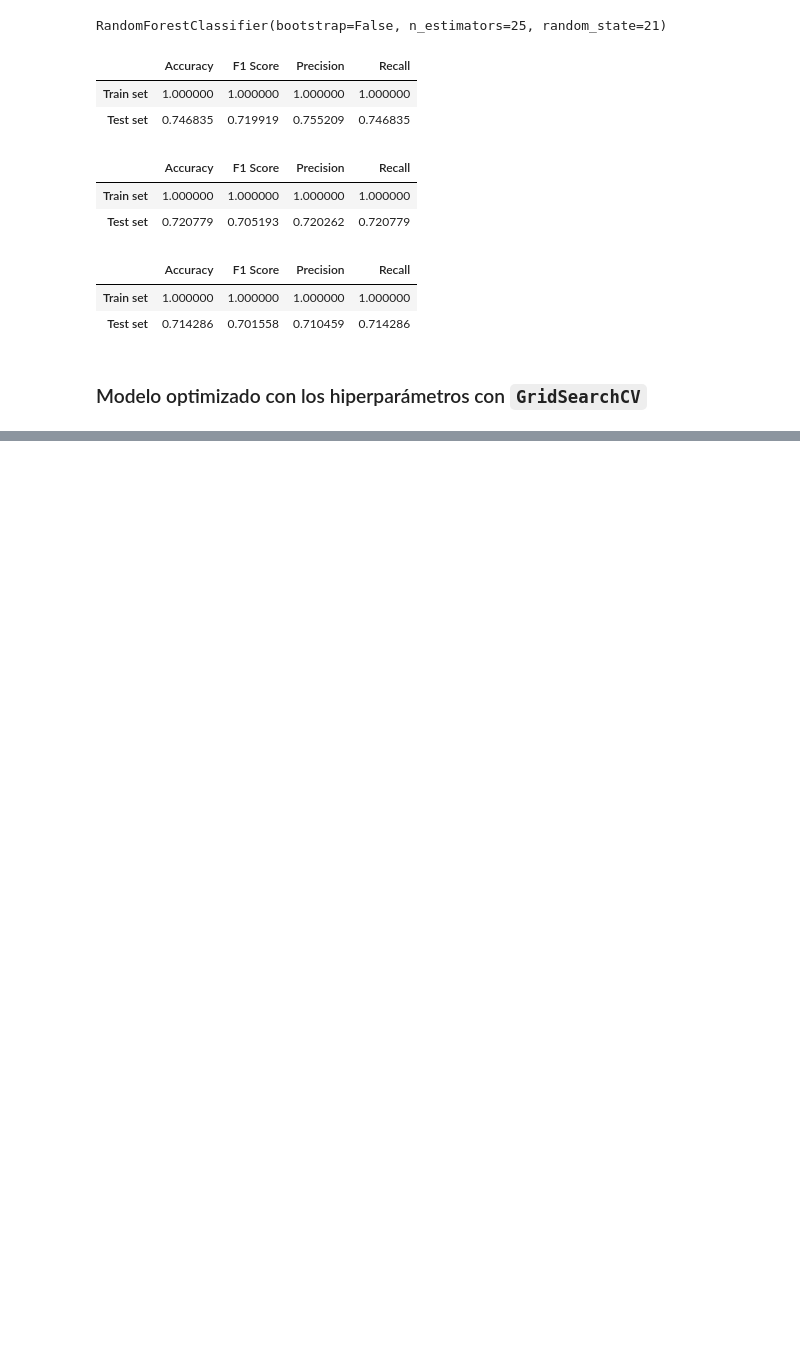
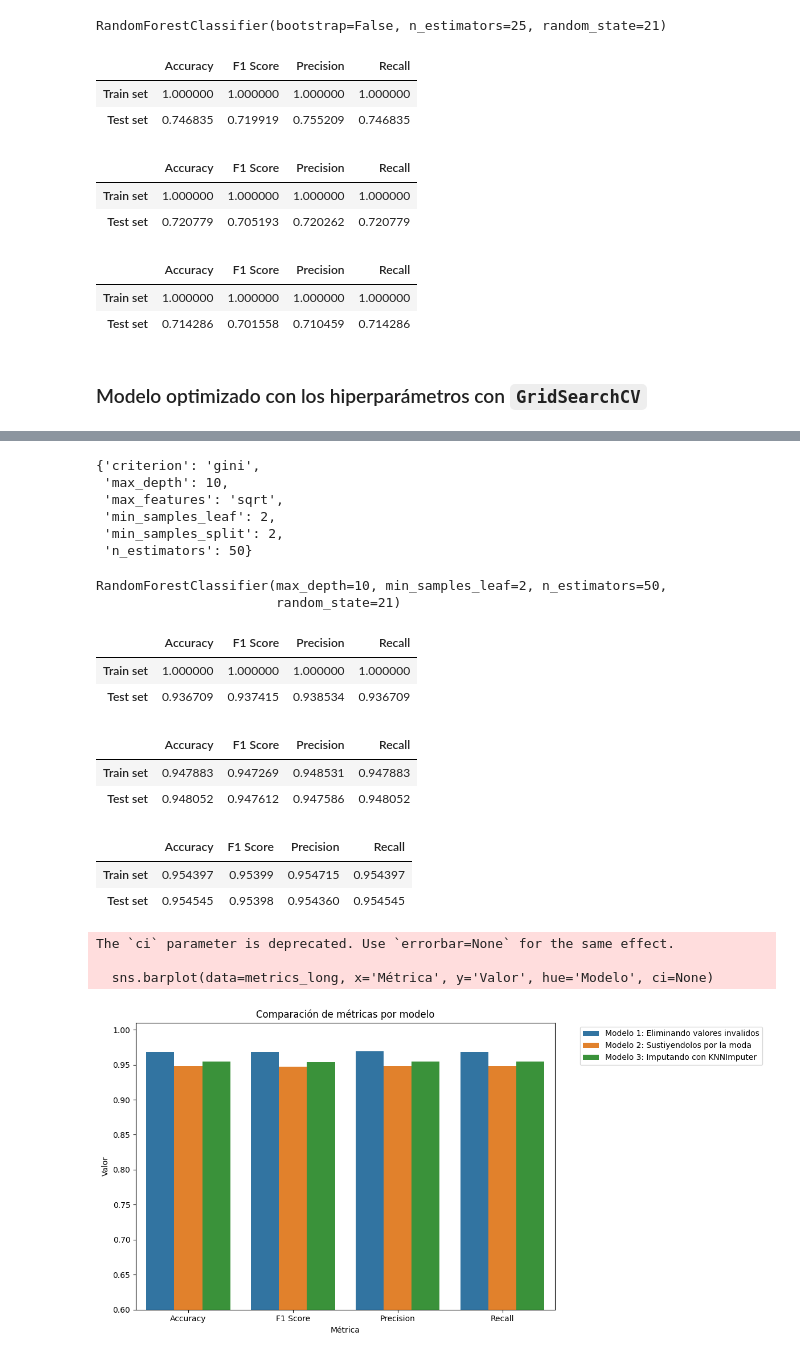
Before and after one commit to 4GeeksAcademy/pabloaznar-intro-ml, a Jupyter notebook: src/05-random-forests.ipynb, the cells around one changed output, grey strips where cells are left out. Cells and saved outputs as stored; diff of their text form; code cells hidden in the pictures; blank space fills up the shorter version.

Commit message:
[random_forests] wip: day 1

```diff
--- a/src/05-random-forests.ipynb
+++ b/src/05-random-forests.ipynb
@@ -143,0 +172,12 @@ grid_3 = GridSearchCV(dt_clas_model_3_entropy,
+# %%
+# Entrenamos el grid con los hiperparametros
+grid_3.fit(X_train_3, y_train_3)
+#Devuelvemos los mejores parametros despues de entrenarlo
+grid_3.best_params_
+# %% [output]
+{'criterion': 'gini',
+ 'max_depth': 10,
+ 'max_features': 'sqrt',
+ 'min_samples_leaf': 2,
+ 'min_samples_split': 2,
+ 'n_estimators': 50}
@@ -143,0 +189,65 @@ grid_3 = GridSearchCV(dt_clas_model_3_entropy,
+# %%
+# Repetimos el entrenamiento pero ahora con el grid que tiene los hiperparametros establecidos
+grid_rf_1.fit(X_train_1, y_train_1)
+grid_rf_2.fit(X_train_2, y_train_2)
+grid_rf_3.fit(X_train_3, y_train_3)
+# %% [output]
+RandomForestClassifier(max_depth=10, min_samples_leaf=2, n_estimators=50,
+                       random_state=21)
+# %%
+y_pred_test_1_grid = grid_rf_1.predict(X_test_1)
+y_pred_train_1_grid = grid_rf_1.predict(X_train_1)
+
+y_pred_test_2_grid = grid_rf_2.predict(X_test_2)
+y_pred_train_2_grid = grid_rf_2.predict(X_train_2)
+
+y_pred_test_3_grid = grid_rf_3.predict(X_test_3)
+y_pred_train_3_grid = grid_rf_3.predict(X_train_3)
+# %%
+metrics_grid_1 = get_classifier_metrics(y_pred_test_1_grid, y_pred_test_1, y_pred_train_1_grid, y_train_1, average="weighted")
+metrics_grid_1
+# %% [output]
+|  | Accuracy | F1 Score | Precision | Recall |
+| Train set | 1.000000 | 1.000000 | 1.000000 | 1.000000 |
+| Test set | 0.936709 | 0.937415 | 0.938534 | 0.936709 |
+# %%
+metrics_grid_2 = get_classifier_metrics(y_pred_test_2_grid, y_pred_test_2, y_pred_train_2_grid, y_train_2, average="weighted")
+metrics_grid_2
+# %% [output]
+|  | Accuracy | F1 Score | Precision | Recall |
+| Train set | 0.947883 | 0.947269 | 0.948531 | 0.947883 |
+| Test set | 0.948052 | 0.947612 | 0.947586 | 0.948052 |
+# %%
+metrics_grid_3 = get_classifier_metrics(y_pred_test_3_grid, y_pred_test_3, y_pred_train_3_grid, y_train_3, average="weighted")
+metrics_grid_3
+# %% [output]
+|  | Accuracy | F1 Score | Precision | Recall |
+| Train set | 0.954397 | 0.95399 | 0.954715 | 0.954397 |
+| Test set | 0.954545 | 0.95398 | 0.954360 | 0.954545 |
+# %%
+# 2. Añadir nombre del modelo
+metrics_grid_1['Modelo'] = 'Modelo 1: Eliminando valores invalidos'
+metrics_grid_2['Modelo'] = 'Modelo 2: Sustiyendolos por la moda'
+metrics_grid_3['Modelo'] = 'Modelo 3: Imputando con KNNImputer'
+
+# 3. Combinar en un solo DataFrame
+metrics_all = pd.concat([metrics_grid_1, metrics_grid_2, metrics_grid_3]).reset_index().rename(columns={'index': 'Conjunto'})
+
+# 4. Convertir a formato largo
+metrics_long = metrics_all.melt(id_vars=['Conjunto', 'Modelo'],
+                                value_vars=['Accuracy', 'F1 Score', 'Precision', 'Recall'],
+                                var_name='Métrica',
+                                value_name='Valor')
+
+# 5. Graficar
+plt.figure(figsize=(12, 6))
+sns.barplot(data=metrics_long, x='Métrica', y='Valor', hue='Modelo', ci=None)
+plt.title('Comparación de métricas por modelo')
+plt.ylim(0.6, 1.01)
+plt.legend(bbox_to_anchor=(1.05, 1), loc='upper left')
+plt.tight_layout()
+# %% [output]
+The `ci` parameter is deprecated. Use `errorbar=None` for the same effect.
+
+  sns.barplot(data=metrics_long, x='Métrica', y='Valor', hue='Modelo', ci=None)
+[figure, added]
```
Also changed, not shown: parts of 7 cells of this notebook.
